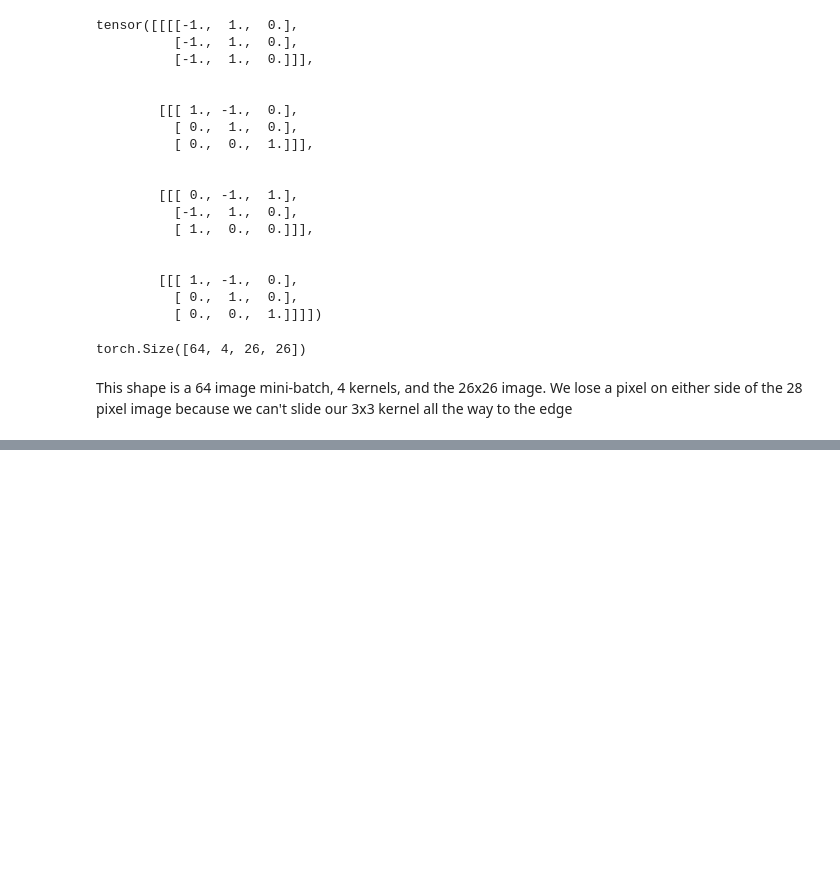
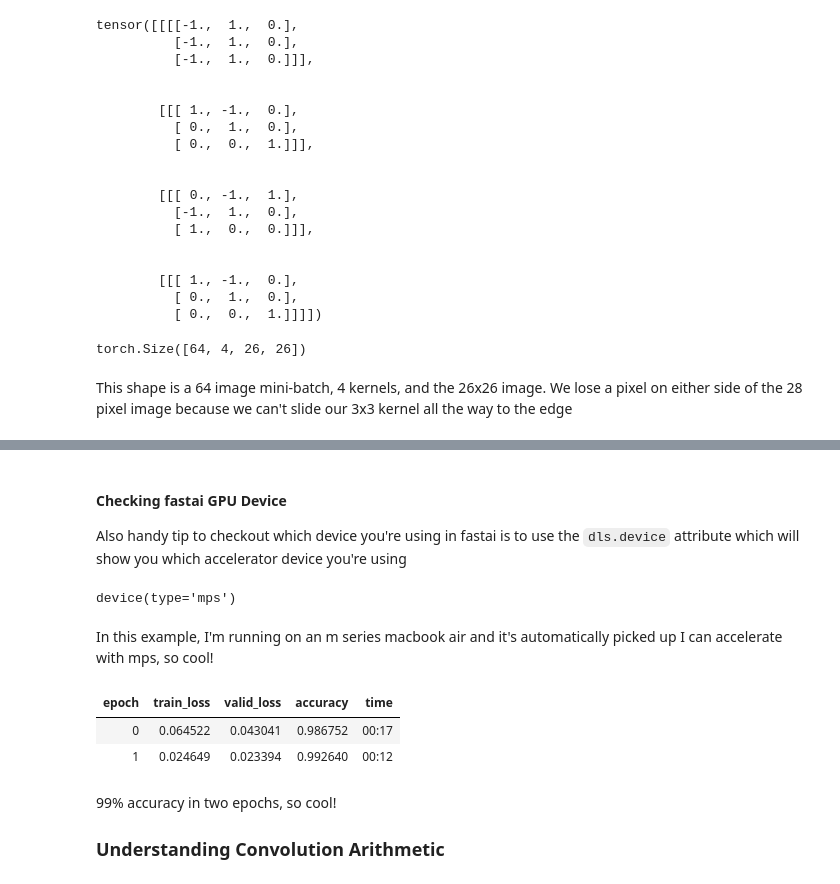
Before and after one commit to nglillywhite/blog, a Jupyter notebook: posts/2023-03-08 Fastai Lesson 8.ipynb, the cells around one changed output, grey strips where cells are left out. Drawn from its saved outputs; the diff is of its cells as text; code cells hidden in the pictures; blank space fills up the shorter version.

```diff
--- a/posts/2023-03-08 Fastai Lesson 8.ipynb
+++ b/posts/2023-03-08 Fastai Lesson 8.ipynb
@@ -270,0 +324,14 @@ Now since we've lost two pixels on either side, its probably not a huge deal in
+# %%
+def conv(ni, nf, ks=3, act=True):
+    res = nn.Conv2d(ni, nf, stride=2, kernel_size=ks, padding=ks//2)
+    if act: res = nn.Sequential(res, nn.ReLU())
+    return res
+
+simple_cnn = nn.Sequential(
+    conv(1,4),             # 14x14
+    conv(4,8),             # 7x7
+    conv(8,16),            # 4x4
+    conv(16,32),           # 2x2
+    conv(32,2, act=False), #1x1
+    Flatten()
+)
@@ -270,0 +344,3 @@ Now since we've lost two pixels on either side, its probably not a huge deal in
+# %%
+learn = Learner(dls, simple_cnn, loss_func=F.cross_entropy, metrics=accuracy)
+learn.summary()
@@ -270,0 +366,20 @@ Now since we've lost two pixels on either side, its probably not a huge deal in
+# %% [markdown]
+#### Checking fastai GPU Device
+
+Also handy tip to checkout which device you're using in fastai is to use the `dls.device` attribute which will show you which accelerator device you're using
+# %%
+dls.device
+# %% [output]
+device(type='mps')
+# %% [markdown]
+In this example, I'm running on an m series macbook air and it's automatically picked up I can accelerate with mps, so cool!
+# %%
+learn.fit_one_cycle(2, 0.01)
+# %% [output]
+| epoch | train_loss | valid_loss | accuracy | time |
+| 0 | 0.064522 | 0.043041 | 0.986752 | 00:17 |
+| 1 | 0.024649 | 0.023394 | 0.992640 | 00:12 |
+# %% [markdown]
+99% accuracy in two epochs, so cool!
+
+### Understanding Convolution Arithmetic
```
Also changed, not shown: parts of 15 cells of this notebook.
